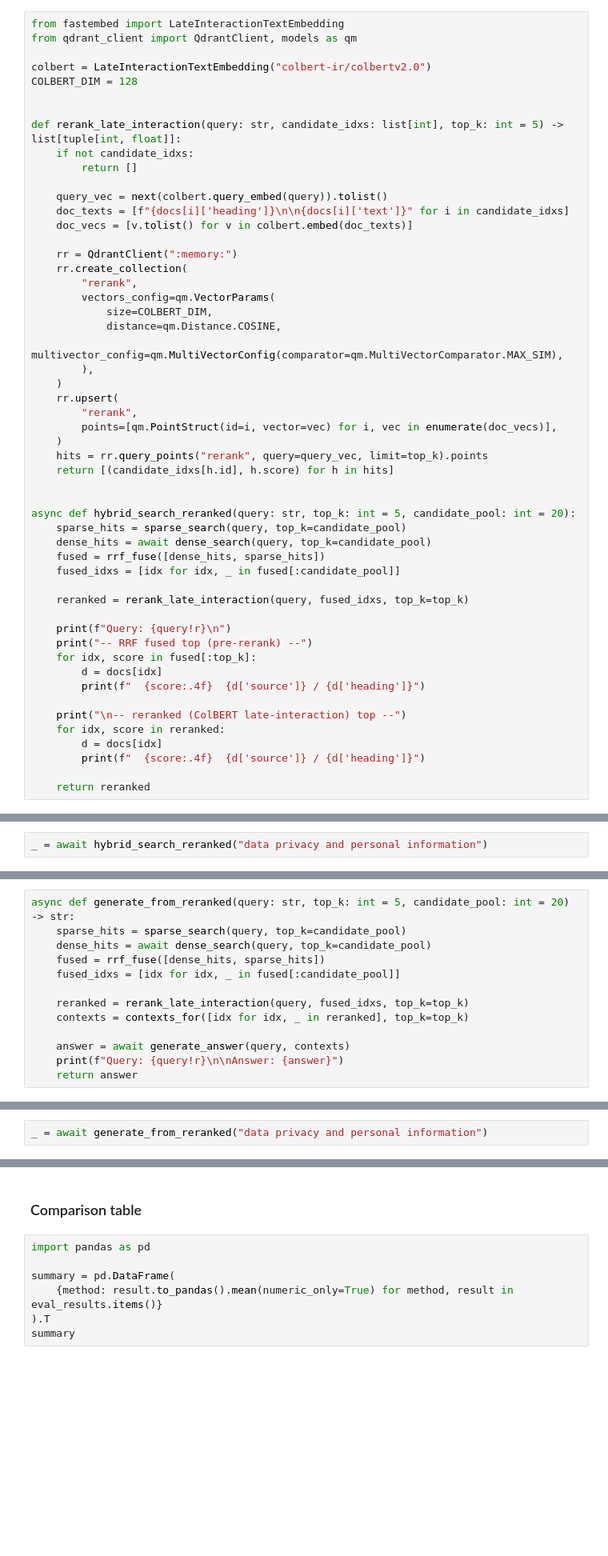
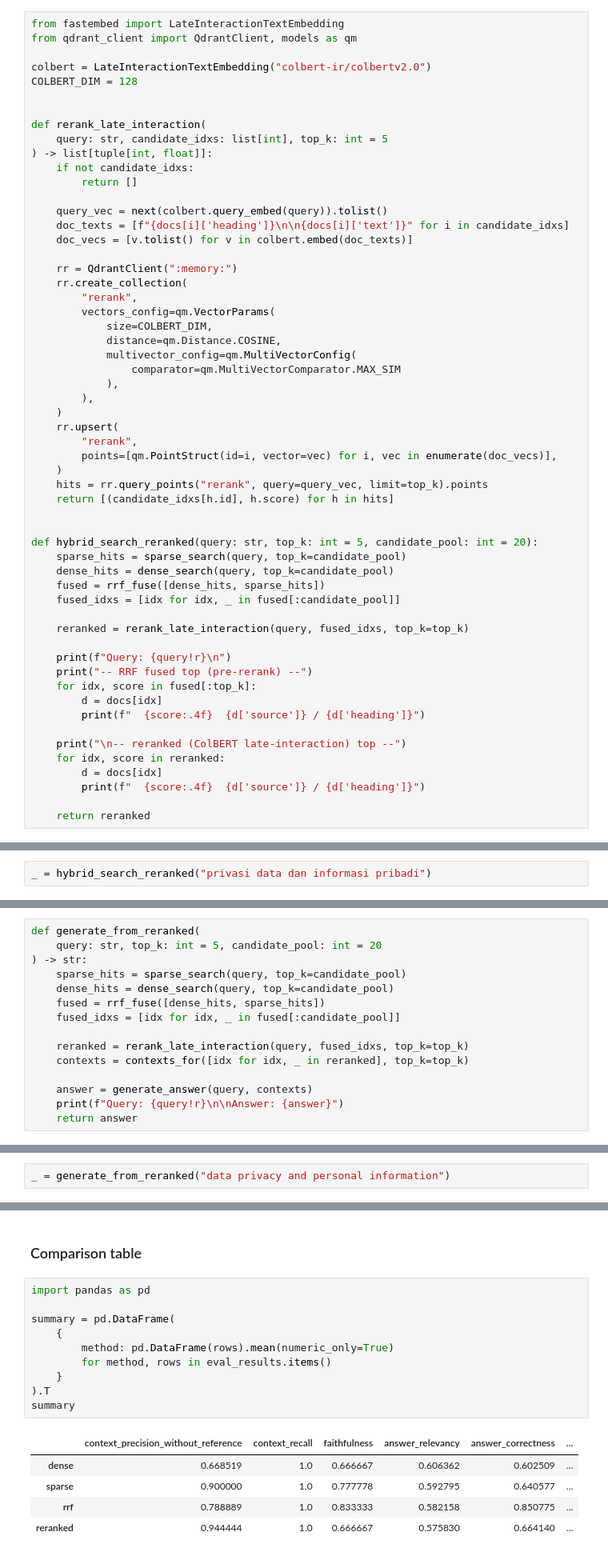
Before and after one commit to AlexanderParra-Neurona/ariapay-ai, a Jupyter notebook: notebooks/v1_sparse_retrieval.ipynb, the cells around one changed output, grey strips where cells are left out. Shown at 80% size. Saved outputs shown, nothing was run; the diff lists cells and outputs as text; blank space fills up the shorter version.

Commit message:
docs(notebooks): re-run sparse retrieval notebook with updated outputs
Co-Authored-By: Claude Sonnet 5 <noreply@anthropic.com>
Claude-Session: https://claude.ai/code/session_01Lj1dj4n4dPGdoeBCSaegEk

```diff
--- a/notebooks/v1_sparse_retrieval.ipynb
+++ b/notebooks/v1_sparse_retrieval.ipynb
@@ -236,7 +258,9 @@ colbert = LateInteractionTextEmbedding("colbert-ir/colbertv2.0")
 COLBERT_DIM = 128
 
 
-def rerank_late_interaction(query: str, candidate_idxs: list[int], top_k: int = 5) -> list[tuple[int, float]]:
+def rerank_late_interaction(
+    query: str, candidate_idxs: list[int], top_k: int = 5
+) -> list[tuple[int, float]]:
     if not candidate_idxs:
         return []
 
@@ -250,7 +274,9 @@ def rerank_late_interaction(query: str, candidate_idxs: list[int], top_k: int =
         vectors_config=qm.VectorParams(
             size=COLBERT_DIM,
             distance=qm.Distance.COSINE,
-            multivector_config=qm.MultiVectorConfig(comparator=qm.MultiVectorComparator.MAX_SIM),
+            multivector_config=qm.MultiVectorConfig(
+                comparator=qm.MultiVectorComparator.MAX_SIM
+            ),
         ),
     )
     rr.upsert(
@@ -261,9 +287,9 @@ def rerank_late_interaction(query: str, candidate_idxs: list[int], top_k: int =
     return [(candidate_idxs[h.id], h.score) for h in hits]
 
 
-async def hybrid_search_reranked(query: str, top_k: int = 5, candidate_pool: int = 20):
+def hybrid_search_reranked(query: str, top_k: int = 5, candidate_pool: int = 20):
     sparse_hits = sparse_search(query, top_k=candidate_pool)
-    dense_hits = await dense_search(query, top_k=candidate_pool)
+    dense_hits = dense_search(query, top_k=candidate_pool)
     fused = rrf_fuse([dense_hits, sparse_hits])
     fused_idxs = [idx for idx, _ in fused[:candidate_pool]]
 
@@ -322,3 +348,3 @@ Query: 'what cookies and tracking technologies are used'
 # %%
-_ = await hybrid_search_reranked("data privacy and personal information")
+_ = hybrid_search_reranked("privasi data dan informasi pribadi")
 # %% [output]
@@ -342,16 +369,18 @@ Query: 'data privacy and personal information'
 
 Same generation, now fed the top-5 reranked contexts instead of raw RRF fusion. Compare answers against the pre-rerank generations above.
 # %%
-async def generate_from_reranked(query: str, top_k: int = 5, candidate_pool: int = 20) -> str:
+def generate_from_reranked(
+    query: str, top_k: int = 5, candidate_pool: int = 20
+) -> str:
     sparse_hits = sparse_search(query, top_k=candidate_pool)
-    dense_hits = await dense_search(query, top_k=candidate_pool)
+    dense_hits = dense_search(query, top_k=candidate_pool)
     fused = rrf_fuse([dense_hits, sparse_hits])
     fused_idxs = [idx for idx, _ in fused[:candidate_pool]]
 
     reranked = rerank_late_interaction(query, fused_idxs, top_k=top_k)
     contexts = contexts_for([idx for idx, _ in reranked], top_k=top_k)
 
-    answer = await generate_answer(query, contexts)
+    answer = generate_answer(query, contexts)
     print(f"Query: {query!r}\n\nAnswer: {answer}")
     return answer
 # %%
@@ -369,3 +401,3 @@ Answer: Our website uses cookies and similar technologies to keep you signed in,
 # %%
-_ = await generate_from_reranked("data privacy and personal information")
+_ = generate_from_reranked("data privacy and personal information")
 # %% [output]
@@ -554,7 +650,16 @@ CancelledError:
 # %%
 import pandas as pd
 
 summary = pd.DataFrame(
-    {method: result.to_pandas().mean(numeric_only=True) for method, result in eval_results.items()}
+    {
+        method: pd.DataFrame(rows).mean(numeric_only=True)
+        for method, rows in eval_results.items()
+    }
 ).T
 summary
+# %% [output]
+|  | context_precision_without_reference | context_recall | faithfulness | answer_relevancy | answer_correctness | ... |
+| dense | 0.668519 | 1.0 | 0.666667 | 0.606362 | 0.602509 | ... |
+| sparse | 0.900000 | 1.0 | 0.777778 | 0.592795 | 0.640577 | ... |
+| rrf | 0.788889 | 1.0 | 0.833333 | 0.582158 | 0.850775 | ... |
+| reranked | 0.944444 | 1.0 | 0.666667 | 0.575830 | 0.664140 | ... |
```
Also changed, not shown: parts of 22 cells of this notebook.
